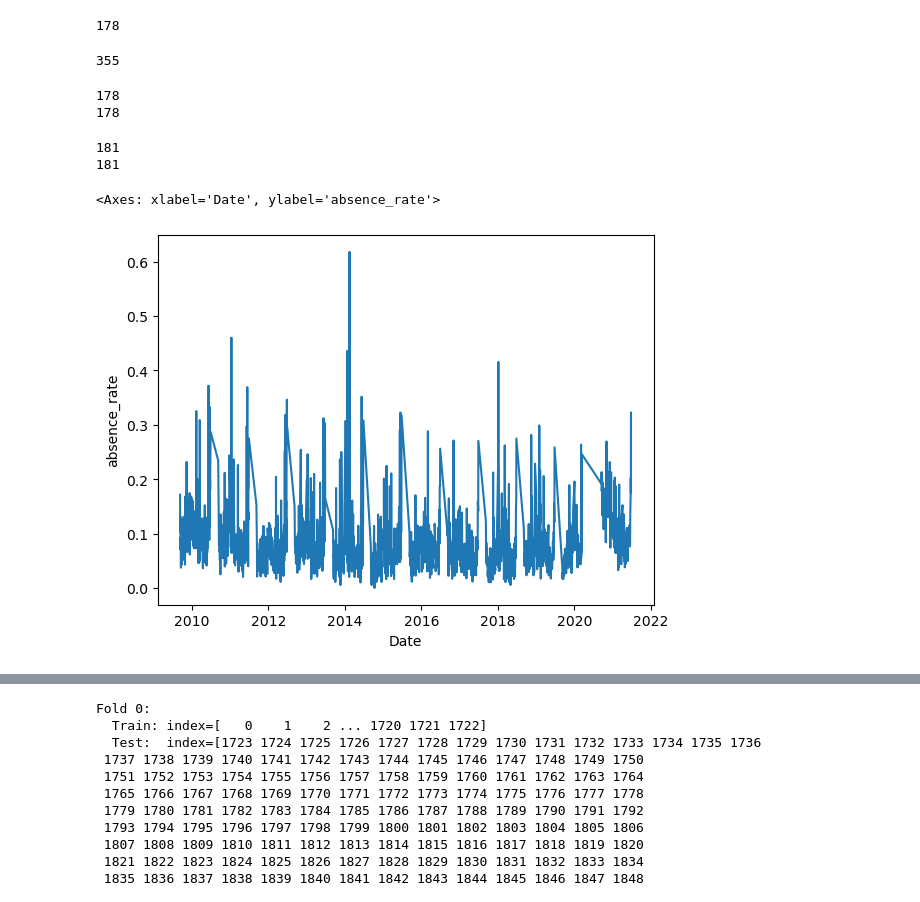
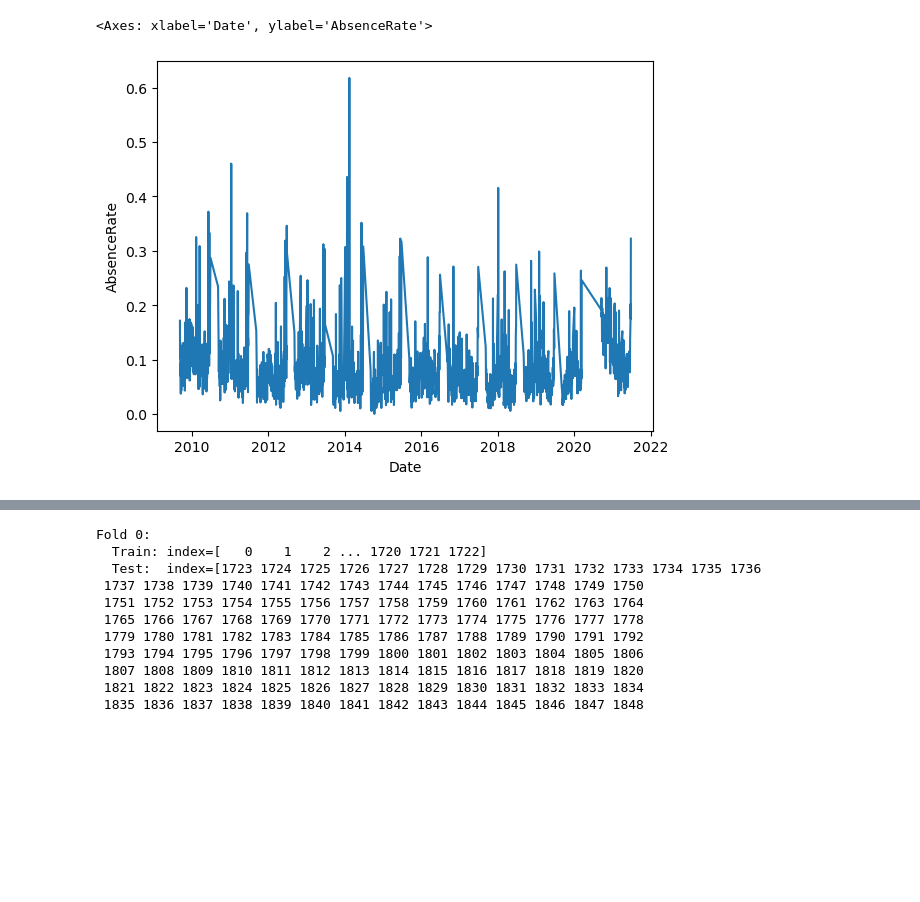
Before and after one commit to tarachiatovich/zero_to_ai_sdp_2025, a Jupyter notebook: zero_to_ai_time_series_forecasting.ipynb, the cells around one changed output, grey strips where cells are left out. Cells and saved outputs as stored; diff of their text form; code cells hidden in the pictures; blank space fills up the shorter version.

```diff
--- a/zero_to_ai_time_series_forecasting.ipynb
+++ b/zero_to_ai_time_series_forecasting.ipynb
@@ -48,3 +37,5 @@ attendance_data = pd.concat(temp_dfs)
+# %%
+attendance_data = pd.read_csv(git_nyc_path)
 # %%
 # Look at the columns
 attendance_data.info()
@@ -88,7 +76,14 @@ Name: count, Length: 1795, dtype: int64
+# %%
+# We need the Date column to be an official
+# datetime object
+attendance_data['Date'] = pd.to_datetime(
+    attendance_data['Date'], dayfirst=False, format='mixed'
+)
 # %%
-# Store two school IDs to limit the data to one school at a time
-school_id_to_use = '15K592'
-school_id_to_use_2 = '01M015'
+# We're going to work with just one school for now,
+# though you can do the same analysis choosing another
+# school later on
+school_id_to_use = '01M015'
 # %%
 # Creating dataframes limited to one school
 data_1_school = attendance_data.loc[attendance_data['School'] == school_id_to_use].sort_values('Date')
@@ -118,5 +120,4 @@ sns.lineplot(data=data_2_school, x='Date', y='Absent')
 # %%
 # Create an absence rate that adjusts for enrollment for both schools
-data_1_school['absence_rate'] = data_1_school['Absent']/data_1_school['Enrolled']
-data_2_school['absence_rate'] = data_2_school['Absent']/data_2_school['Enrolled']
+data_1_school['AbsenceRate'] = data_1_school['Absent']/data_1_school['Enrolled']
 # %%
@@ -160,37 +146,12 @@ g.tick_params(axis='x', labelrotation=45)
-# %%
-# How many unique dates for first school for 20122013?
-print(data_1_school.loc[data_1_school.SchoolYear==20122013]['Date'].nunique())
-# How many rows of data for the same school year?
-len(data_1_school.loc[data_1_school.SchoolYear==20122013])
-# That's a big discrepancy, will deduplicate
-# %% [output]
-178
-355
-# %%
-# But first let's check if second school has the same issue
-print(data_2_school.loc[data_2_school.SchoolYear==20122013]['Date'].nunique())
-print(len(data_2_school.loc[data_2_school.SchoolYear==20122013]))
-# No such discrepancy, not a data issue that is present for every school...
-# %% [output]
-178
-178
-# %%
-# Let's check one more thing: Are there duplicates in prior school year?
-print(data_1_school.loc[data_1_school.SchoolYear==20112012]['Date'].nunique())
-print(len(data_1_school.loc[data_1_school.SchoolYear==20112012]))
-# Numbers match, no duplicates for first school for 20112012 school year...
-# %% [output]
-181
-181
 # %%
 # Let's look at absence rate for second school
-sns.lineplot(data=data_2_school, x='Date', y='absence_rate')
+sns.lineplot(data=data_1_school, x='Date', y='AbsenceRate')
 # Looks very similar to the plot for second school for Absent
-# So enrollment may not be shifting enough for the absence_rate
+# So enrollment may not be shifting enough for the AbsenceRate
 # to pick up something different than Absence. Still, it's a metric
 # we can more easily interpret (e.g., > 60% of enrolled students were
-# absent at the beginning of 2014), so let's use absence_rate for
+# absent at the beginning of 2014), so let's use AbsenceRate for
 # our models
 # %% [output]
-<Axes: xlabel='Date', ylabel='absence_rate'>
+<Axes: xlabel='Date', ylabel='AbsenceRate'>
-[figure, old version]
+[figure, new version]
```
Also changed, not shown: parts of 31 cells of this notebook.
